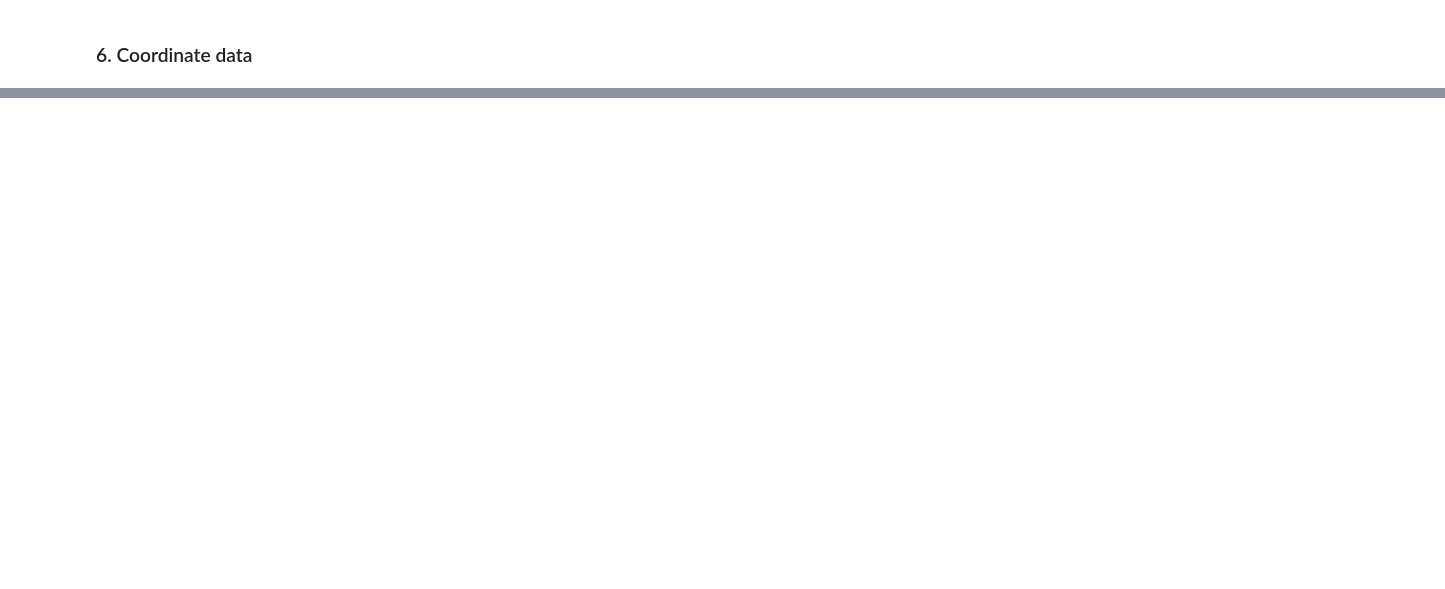
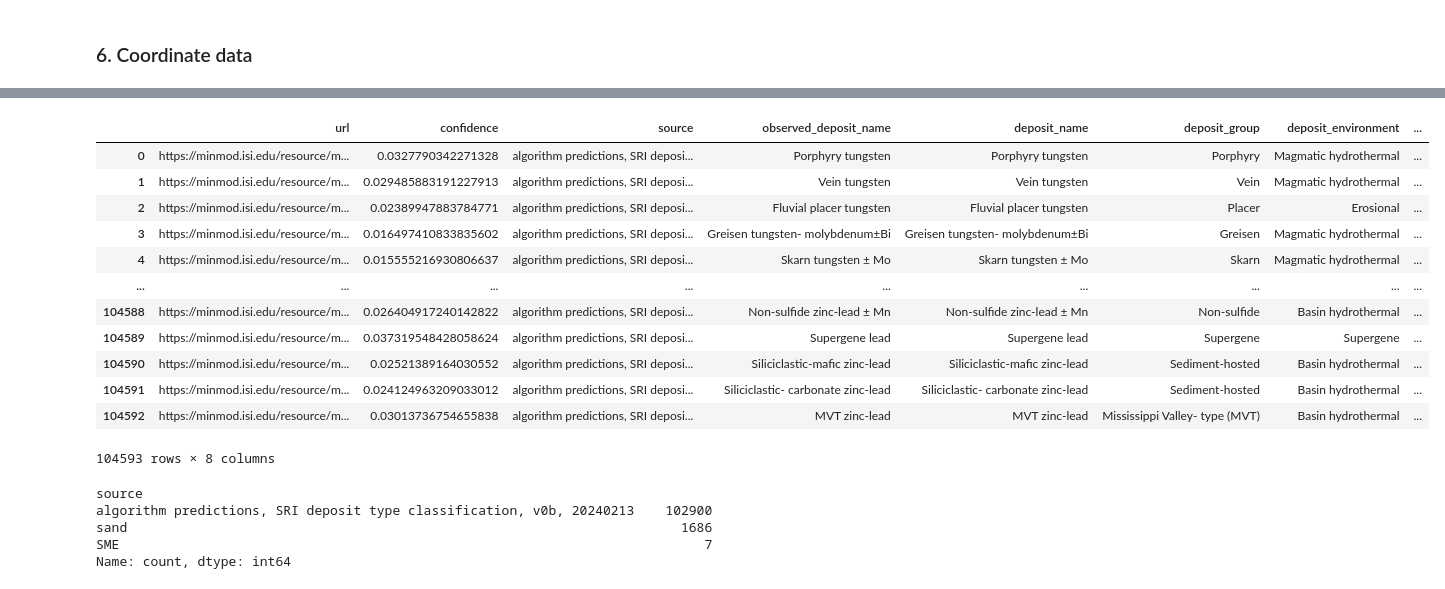
Before and after one commit to binh-vu/ta2-minmod-data, a Jupyter notebook: sandbox/sparql_sandbox.ipynb, the cells around one changed output, grey strips where cells are left out. Drawn from its saved outputs; the diff is of its cells as text; code cells hidden in the pictures; blank space fills up the shorter version.

```diff
--- a/sandbox/sparql_sandbox.ipynb
+++ b/sandbox/sparql_sandbox.ipynb
@@ -442,0 +411,27 @@ loc_df
+# %%
+query = '''
+SELECT ?ms ?dt_conf ?dt_s ?dt_on ?cn ?cg ?ce ?country
+WHERE {
+  ?ms a :MineralSite .
+
+  ?ms :location_info [ :country ?country ] .
+  #?ms :location_info [ :location ?loc ] .
+  #FILTER(datatype(?loc) = geo:wktLiteral)
+
+  #?ms :mineral_inventory ?mi .
+  #?mi :commodity [ :name "Nickel"@en ] .
+
+  ?ms :deposit_type_candidate ?dpc .
+
+  ?dpc :confidence ?dt_conf .
+  ?dpc :observed_name ?dt_on .
+  ?dpc :source ?dt_s .
+
+  OPTIONAL { ?dpc :normalized_uri [
+      rdfs:label ?cn;
+      :deposit_group ?cg;
+      :environment ?ce ] }
+}
+'''
+tmp_df = run_minmod_query(query, values=True)
+tmp_df
@@ -442,0 +452,38 @@ loc_df
+# %%
+nickel_dc_data_df = pd.DataFrame([
+    {
+        'url': row['ms.value'], # navigable
+        #'name': row['ms.value'].split('/')[-1],  # This is not really the name, it's the suffix of the uri
+        'confidence': row['dt_conf.value'],
+        'source': row['dt_s.value'],
+        'observed_deposit_name': row['dt_on.value'],
+        'deposit_name': row['cn.value'],
+        'deposit_group': row['cg.value'],
+        'deposit_environment': row['ce.value'],
+        'country': row['country.value']
+    }
+    for index, row in tmp_df.iterrows()
+])
+nickel_dc_data_df
+# %% [output]
+|  | url | confidence | source | observed_deposit_name | deposit_name | deposit_group | deposit_environment | ... |
+| 0 | https://minmod.isi.edu/resource/m... | 0.0327790342271328 | algorithm predictions, SRI deposi... | Porphyry tungsten | Porphyry tungsten | Porphyry | Magmatic hydrothermal | ... |
+| 1 | https://minmod.isi.edu/resource/m... | 0.029485883191227913 | algorithm predictions, SRI deposi... | Vein tungsten | Vein tungsten | Vein | Magmatic hydrothermal | ... |
+| 2 | https://minmod.isi.edu/resource/m... | 0.02389947883784771 | algorithm predictions, SRI deposi... | Fluvial placer tungsten | Fluvial placer tungsten | Placer | Erosional | ... |
+| 3 | https://minmod.isi.edu/resource/m... | 0.016497410833835602 | algorithm predictions, SRI deposi... | Greisen tungsten- molybdenum±Bi | Greisen tungsten- molybdenum±Bi | Greisen | Magmatic hydrothermal | ... |
+| 4 | https://minmod.isi.edu/resource/m... | 0.015555216930806637 | algorithm predictions, SRI deposi... | Skarn tungsten ± Mo | Skarn tungsten ± Mo | Skarn | Magmatic hydrothermal | ... |
+| ... | ... | ... | ... | ... | ... | ... | ... | ... |
+| 104588 | https://minmod.isi.edu/resource/m... | 0.026404917240142822 | algorithm predictions, SRI deposi... | Non-sulfide zinc-lead ± Mn | Non-sulfide zinc-lead ± Mn | Non-sulfide | Basin hydrothermal | ... |
+| 104589 | https://minmod.isi.edu/resource/m... | 0.037319548428058624 | algorithm predictions, SRI deposi... | Supergene lead | Supergene lead | Supergene | Supergene | ... |
+| 104590 | https://minmod.isi.edu/resource/m... | 0.02521389164030552 | algorithm predictions, SRI deposi... | Siliciclastic-mafic zinc-lead | Siliciclastic-mafic zinc-lead | Sediment-hosted | Basin hydrothermal | ... |
+| 104591 | https://minmod.isi.edu/resource/m... | 0.024124963209033012 | algorithm predictions, SRI deposi... | Siliciclastic- carbonate zinc-lead | Siliciclastic- carbonate zinc-lead | Sediment-hosted | Basin hydrothermal | ... |
+| 104592 | https://minmod.isi.edu/resource/m... | 0.03013736754655838 | algorithm predictions, SRI deposi... | MVT zinc-lead | MVT zinc-lead | Mississippi Valley- type (MVT) | Basin hydrothermal | ... |
+104593 rows × 8 columns
+# %%
+nickel_dc_data_df['source'].value_counts()
+# %% [output]
+source
+algorithm predictions, SRI deposit type classification, v0b, 20240213    102900
+sand                                                                       1686
+SME                                                                           7
+Name: count, dtype: int64
```
Also changed, not shown: parts of 16 cells of this notebook.
